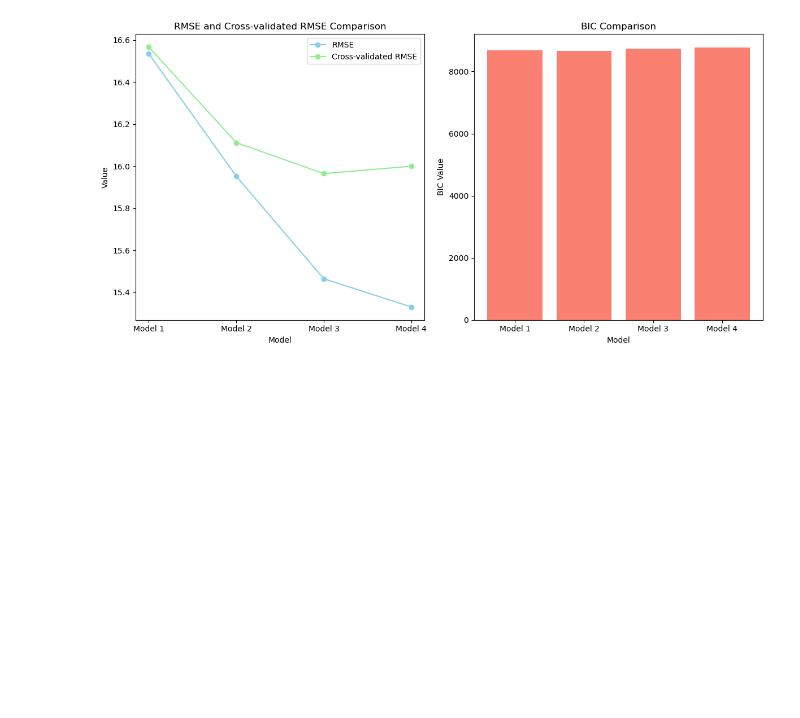
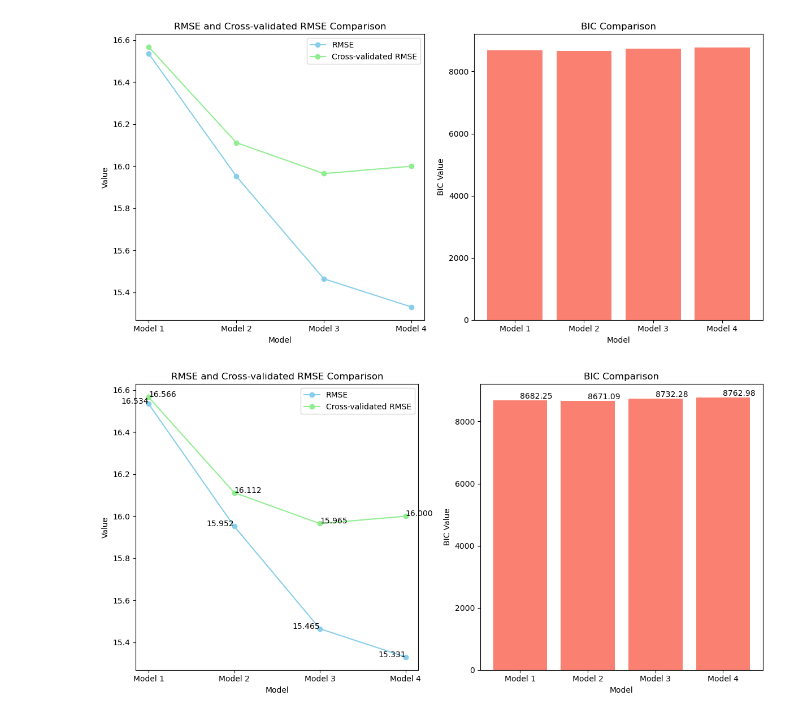
Before and after one commit to thimaipham/CEU_DA3_Assignment1, a Jupyter notebook: Assignment1_ThiMaiPham.ipynb, the cells around one changed output. Saved outputs shown, nothing was run; the diff lists cells and outputs as text; code cells hidden in the pictures; blank space fills up the shorter version.

Commit message:
adding labels for graphs

```diff
--- a/Assignment1_ThiMaiPham.ipynb
+++ b/Assignment1_ThiMaiPham.ipynb
@@ -345,3 +345,40 @@ plt.tight_layout()
 plt.show()
 # %% [output]
 [figure]
+# %%
+# Plot
+plt.figure(figsize=(12, 6))
+
+# RMSE and Cross-validated RMSE
+plt.subplot(1, 2, 1)
+plt.plot(model_results['Model'], model_results['RMSE'], label='RMSE', marker='o', color='skyblue')
+plt.plot(model_results['Model'], model_results['Cross-validated RMSE'],
+         label='Cross-validated RMSE', marker='o', color='lightgreen')
+
+# Adding text for each point
+for i in range(len(model_results)):
+    plt.text(model_results['Model'][i], model_results['RMSE'][i], f'{model_results["RMSE"][i]:.3f}', ha='right')
+    plt.text(model_results['Model'][i], model_results['Cross-validated RMSE'][i], f'{model_results["Cross-validated RMSE"][i]:.3f}', ha='left')
+
+plt.title('RMSE and Cross-validated RMSE Comparison')
+plt.xlabel('Model')
+plt.ylabel('Value')
+plt.legend()
+
+# BIC
+plt.subplot(1, 2, 2)
+bars = plt.bar(model_results['Model'], model_results['BIC'], color='salmon')
+
+# Adding text for each bar
+for bar in bars:
+    yval = bar.get_height()
+    plt.text(bar.get_x() + bar.get_width()/2, yval, round(yval, 2), va='bottom')
+
+plt.title('BIC Comparison')
+plt.xlabel('Model')
+plt.ylabel('BIC Value')
+
+plt.tight_layout()
+plt.show()
+# %% [output]
+[figure, added]
```
